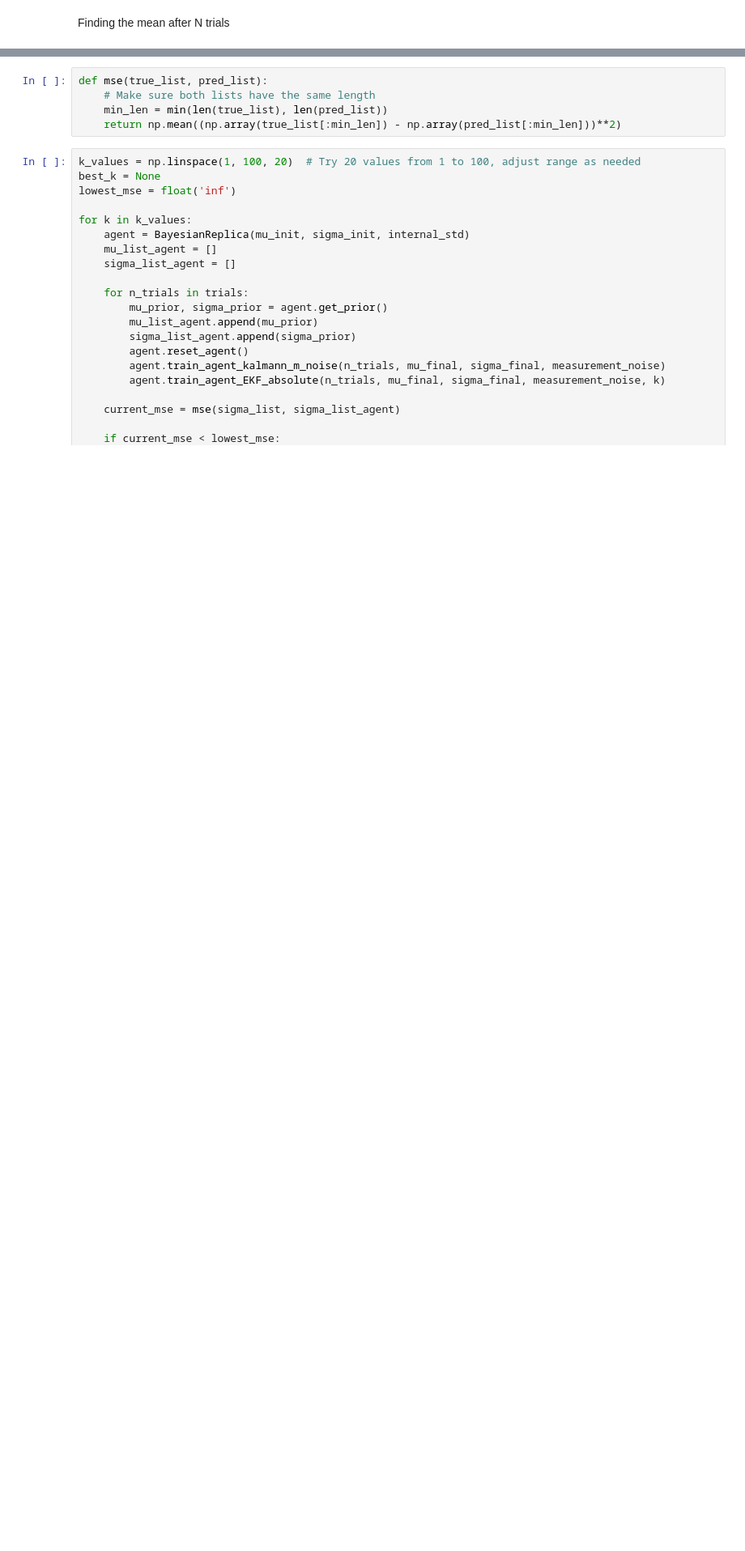
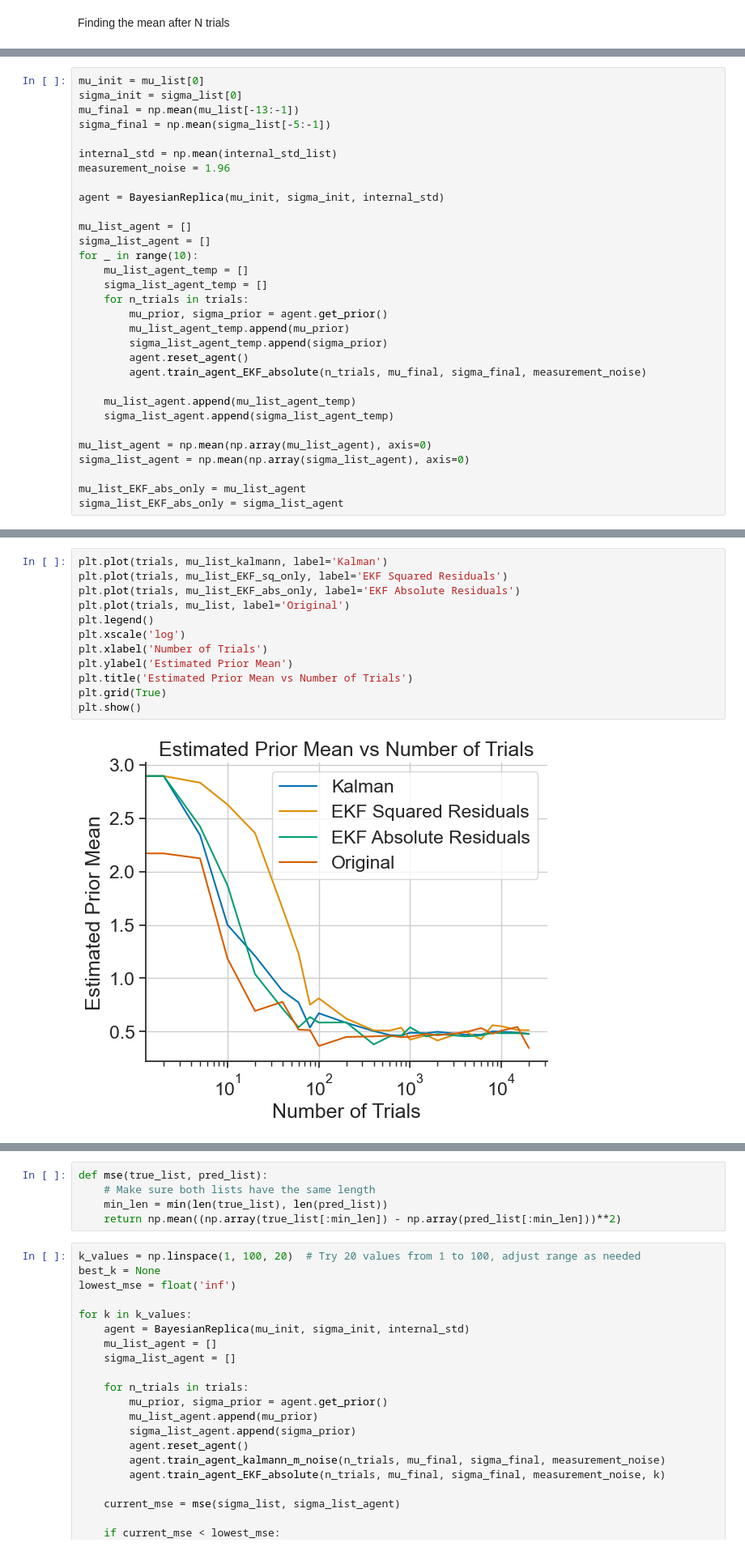
Before and after one commit to camila-maura/bayesian_agents_project_s1, a Jupyter notebook: notebooks/level_5.ipynb, the cells around one changed output, grey strips where cells are left out. Shown at 81% size. Drawn from its saved outputs; the diff is of its cells as text; blank space fills up the shorter version.

```diff
--- a/notebooks/level_5.ipynb
+++ b/notebooks/level_5.ipynb
@@ -269,0 +330,31 @@ plt.show()
+# %%
+mu_init = mu_list[0]
+sigma_init = sigma_list[0]
+mu_final = np.mean(mu_list[-13:-1])
+sigma_final = np.mean(sigma_list[-5:-1])
+
+internal_std = np.mean(internal_std_list)
+measurement_noise = 1.96
+
+agent = BayesianReplica(mu_init, sigma_init, internal_std)
+
+mu_list_agent = []
+sigma_list_agent = []
+for _ in range(10):
+    mu_list_agent_temp = []
+    sigma_list_agent_temp = []
+    for n_trials in trials:
+        mu_prior, sigma_prior = agent.get_prior()
+        mu_list_agent_temp.append(mu_prior)
+        sigma_list_agent_temp.append(sigma_prior)
+        agent.reset_agent()
+        agent.train_agent_EKF_absolute(n_trials, mu_final, sigma_final, measurement_noise)
+
+    mu_list_agent.append(mu_list_agent_temp)
+    sigma_list_agent.append(sigma_list_agent_temp)
+
+mu_list_agent = np.mean(np.array(mu_list_agent), axis=0)
+sigma_list_agent = np.mean(np.array(sigma_list_agent), axis=0)
+
+mu_list_EKF_abs_only = mu_list_agent
+sigma_list_EKF_abs_only = sigma_list_agent
@@ -269,0 +437,14 @@ plt.show()
+# %%
+plt.plot(trials, mu_list_kalmann, label='Kalman')
+plt.plot(trials, mu_list_EKF_sq_only, label='EKF Squared Residuals')
+plt.plot(trials, mu_list_EKF_abs_only, label='EKF Absolute Residuals')
+plt.plot(trials, mu_list, label='Original')
+plt.legend()
+plt.xscale('log')
+plt.xlabel('Number of Trials')
+plt.ylabel('Estimated Prior Mean')
+plt.title('Estimated Prior Mean vs Number of Trials')
+plt.grid(True)
+plt.show()
+# %% [output]
+[figure, added]
```
Also changed, not shown: parts of 20 cells of this notebook, 1 other file.
